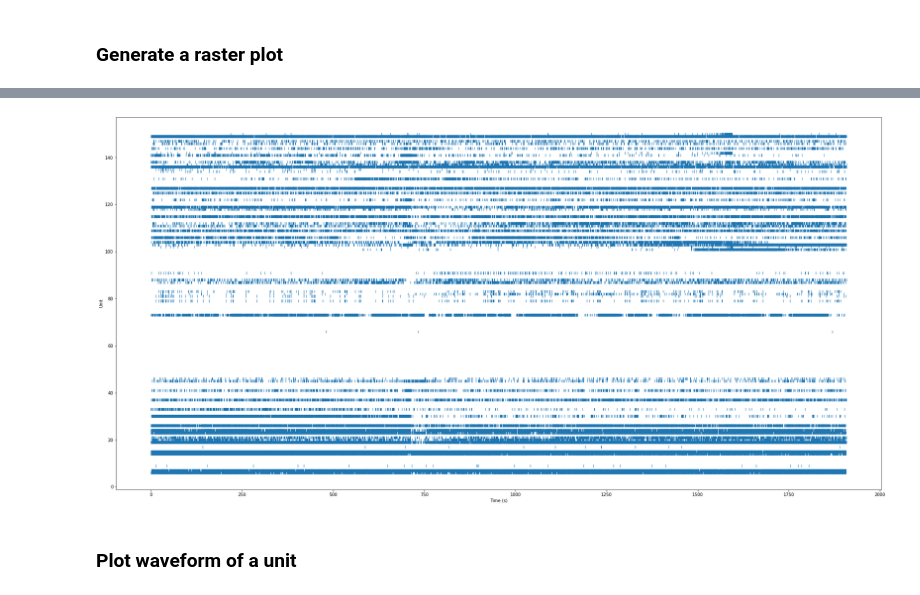
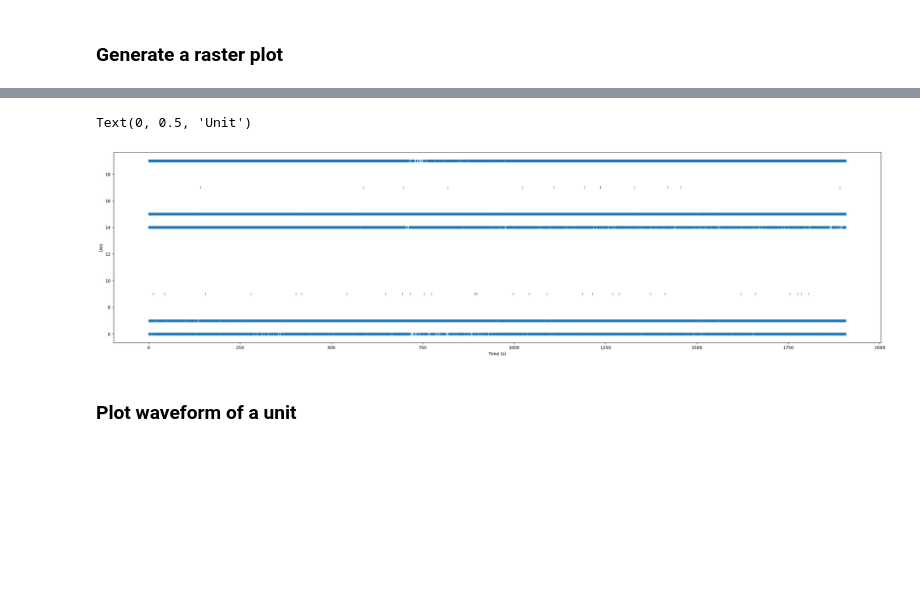
Before and after one commit to datajoint/workflow-array-ephys, a Jupyter notebook: notebooks/05-explore.ipynb, the cells around one changed output, grey strips where cells are left out. Drawn from its saved outputs; the diff is of its cells as text; code cells hidden in the pictures; blank space fills up the shorter version.

```diff
--- a/notebooks/05-explore.ipynb
+++ b/notebooks/05-explore.ipynb
@@ -151,0 +150,3 @@ Total: 55
+# %%
+subset = ephys.CuratedClustering.Unit & 'unit IN ("6","7","9","14","15","17","19")'
+subset
@@ -152,17 +164,16 @@ Total: 55
 # %%
-units, unit_spiketimes = (
-    ephys.CuratedClustering.Unit & curation_key & 'cluster_quality_label = "good"'
-).fetch("unit", "spike_times")
+units, unit_spiketimes = (subset).fetch("unit", "spike_times")
 # %%
 x = np.hstack(unit_spiketimes)
 y = np.hstack([np.full_like(s, u) for u, s in zip(units, unit_spiketimes)])
 # %%
-fig, ax = plt.subplots(1, 1, figsize=(32, 16))
+fig, ax = plt.subplots(1, 1, figsize=(32, 8))
 ax.plot(x, y, "|")
 ax.set_xlabel("Time (s)")
 ax.set_ylabel("Unit")
 # %% [output]
+Text(0, 0.5, 'Unit')
-[figure, old version]
+[figure, new version]
 # %% [markdown]
 ### Plot waveform of a unit
 # %% [markdown]
```
Also changed, not shown: parts of 14 cells of this notebook, 11 other files.
